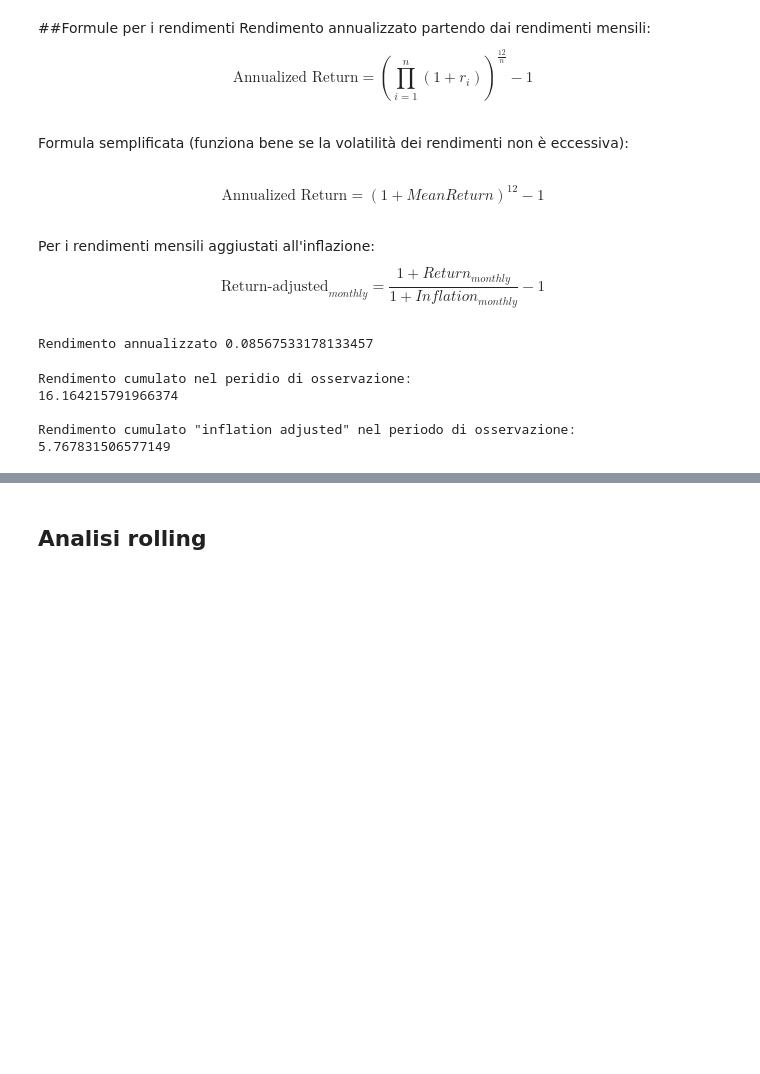
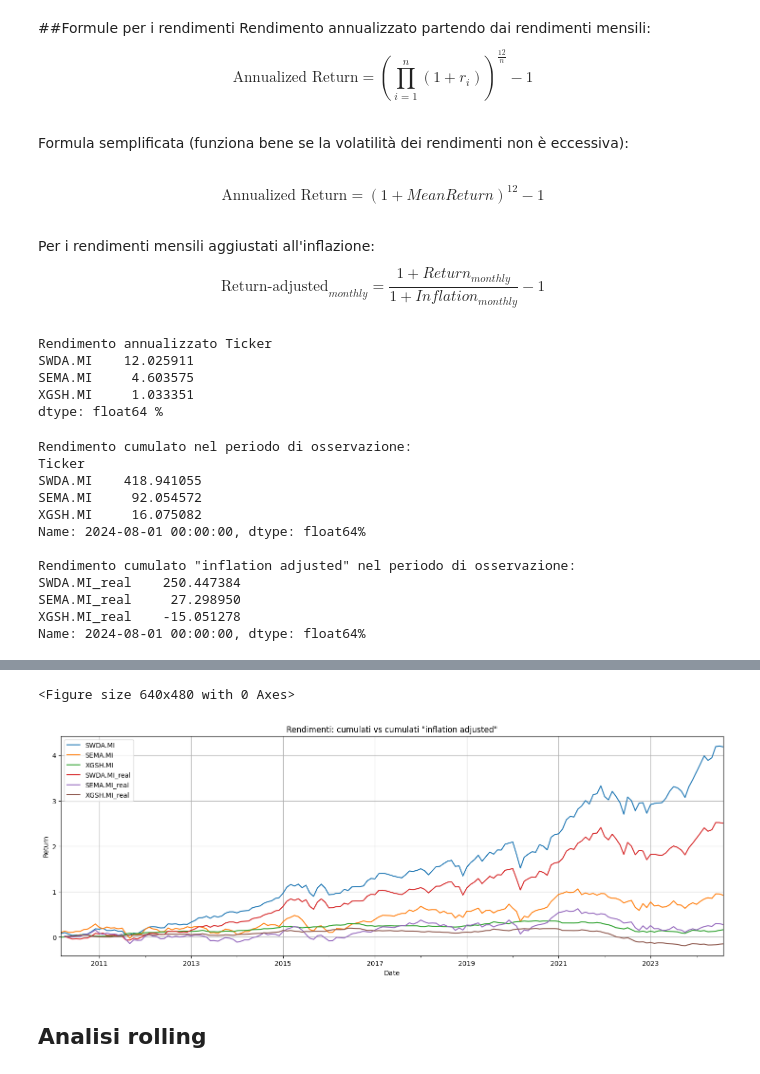
Before and after one commit to jumping2000/Quants, a Jupyter notebook: inflation_analysis/inflation.ipynb, the cells around one changed output, grey strips where cells are left out. Cells and saved outputs as stored; diff of their text form; code cells hidden in the pictures; blank space fills up the shorter version.

```diff
--- a/inflation_analysis/inflation.ipynb
+++ b/inflation_analysis/inflation.ipynb
@@ -246,9 +263,13 @@ $$
 rendimenti = dati.pct_change().dropna()
 # Calcola i rendimenti annualizzati
 rendimento_annualizzato = (1 + rendimenti).prod() ** (12 / len(rendimenti)) - 1
-print(f'Rendimento annualizzato {rendimento_annualizzato}')
+print(f'Rendimento annualizzato {rendimento_annualizzato*100} %')
 # %% [output]
-Rendimento annualizzato 0.08567533178133457
+Rendimento annualizzato Ticker
+SWDA.MI    12.025911
+SEMA.MI     4.603575
+XGSH.MI     1.033351
+dtype: float64 %
 # %%
 #df_inflation.isnull().values.any()
 df_inflation.drop(index=df_inflation.index[0], inplace=True)
@@ -276,25 +297,41 @@ def cum_total_return(returns):
 
 # Calculate the cumulative monthly returns
 rendimentoCumulato = cum_total_return(rendimenti)
-print(f'Rendimento cumulato nel peridio di osservazione:\n{rendimentoCumulato.iloc[-1]}')
+print(f'Rendimento cumulato nel periodo di osservazione:\n{rendimentoCumulato.iloc[-1]*100}%')
 rendimentoCumulato_adjusted = cum_total_return(rendimenti_adjusted)
-print(f'\nRendimento cumulato "inflation adjusted" nel periodo di osservazione:\n{rendimentoCumulato_adjusted.iloc[-1]}')
+print(f'\nRendimento cumulato "inflation adjusted" nel periodo di osservazione:\n{rendimentoCumulato_adjusted.iloc[-1]*100}%')
 df_rendimenti_cumulati = pd.concat([rendimentoCumulato, rendimentoCumulato_adjusted], axis=1)
 #
 #rapporto_rendimenti = [a / b for a, b in zip(rendimentoCumulato.iloc[-1].tolist(), rendimentoCumulato_adjusted.iloc[-1].tolist())]
 #print(f'\nRapporto tra i rendimenti:\n{rapporto_rendimenti}')
 # %% [output]
-Rendimento cumulato nel peridio di osservazione:
-16.164215791966374
+Rendimento cumulato nel periodo di osservazione:
+Ticker
+SWDA.MI    418.941055
+SEMA.MI     92.054572
+XGSH.MI     16.075082
+Name: 2024-08-01 00:00:00, dtype: float64%
 
 Rendimento cumulato "inflation adjusted" nel periodo di osservazione:
-5.767831506577149
+SWDA.MI_real    250.447384
+SEMA.MI_real     27.298950
+XGSH.MI_real    -15.051278
+Name: 2024-08-01 00:00:00, dtype: float64%
 # %%
-fig = px.line(
-    data_frame=df_rendimenti_cumulati,
-    color_discrete_sequence=["#636EFA", "#EF553B", "#19D3F3", "#B6E880", "#FECB52", "#2ECB32","#FF6600","#0033CC"],
-    template="plotly_dark",
-    title = 'Rendimenti: cumulati vs cumulati "inflation adjusted"'
-)
-fig.show()
+if use_matplot == True:
+    fig = plt.figure()
+    df_rendimenti_cumulati.plot(figsize=(18,6))
+    plt.title('Rendimenti: cumulati vs cumulati "inflation adjusted"')
+    plt.xlabel('Date')
+    plt.ylabel('Return')
+    plt.grid()
+    plt.show()
+else:
+    fig = px.line(
+        data_frame=df_rendimenti_cumulati,
+        color_discrete_sequence=["#636EFA", "#EF553B", "#19D3F3", "#B6E880", "#FECB52", "#2ECB32","#FF6600","#0033CC"],
+        template="plotly_dark",
+        title = 'Rendimenti: cumulati vs cumulati "inflation adjusted"'
+    )
+    fig.show()
 # %% [output]
@@ -302,3 +338,5 @@ fig.show()
+<Figure size 640x480 with 0 Axes>
+[figure, added]
 # %% [markdown]
 ## Analisi rolling
 # %%
```
Also changed, not shown: parts of 13 cells of this notebook.
